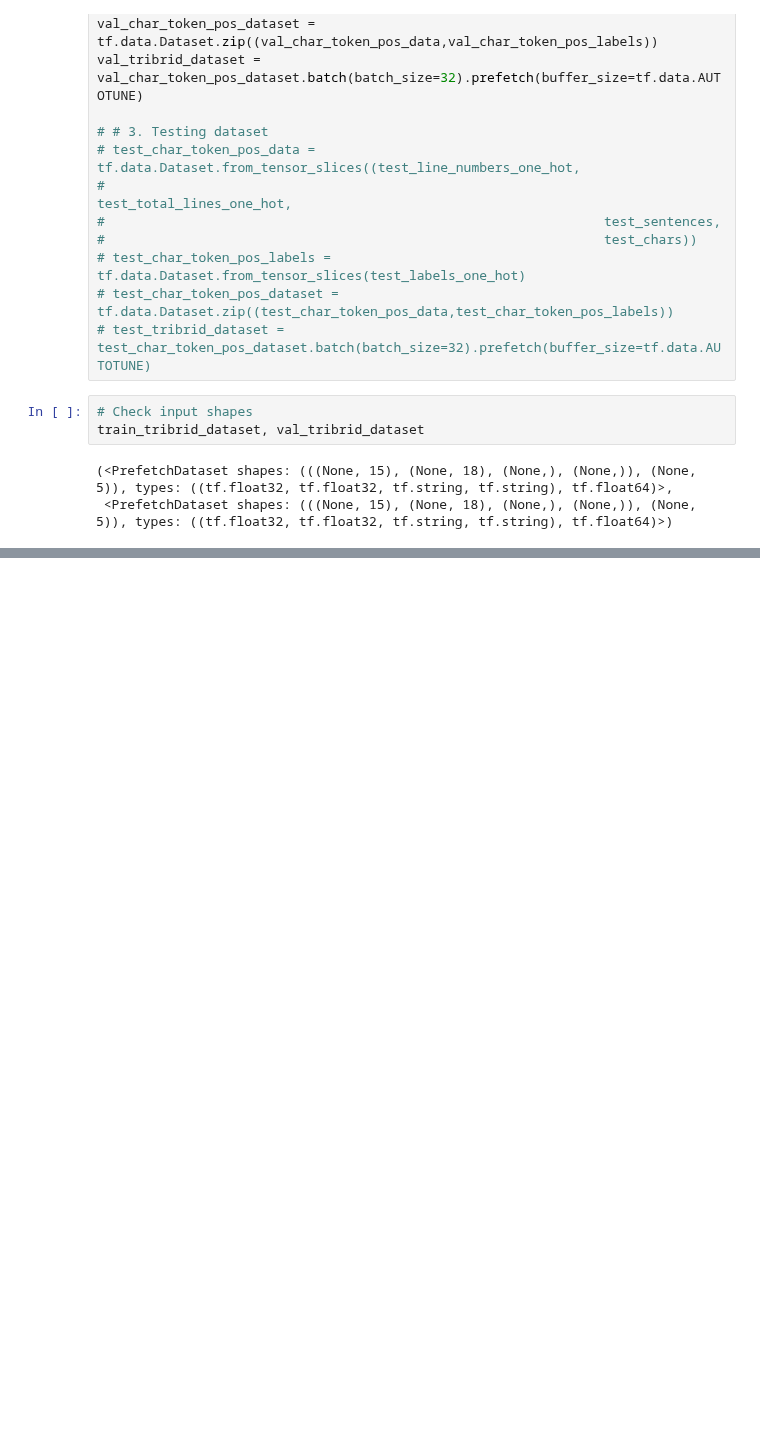
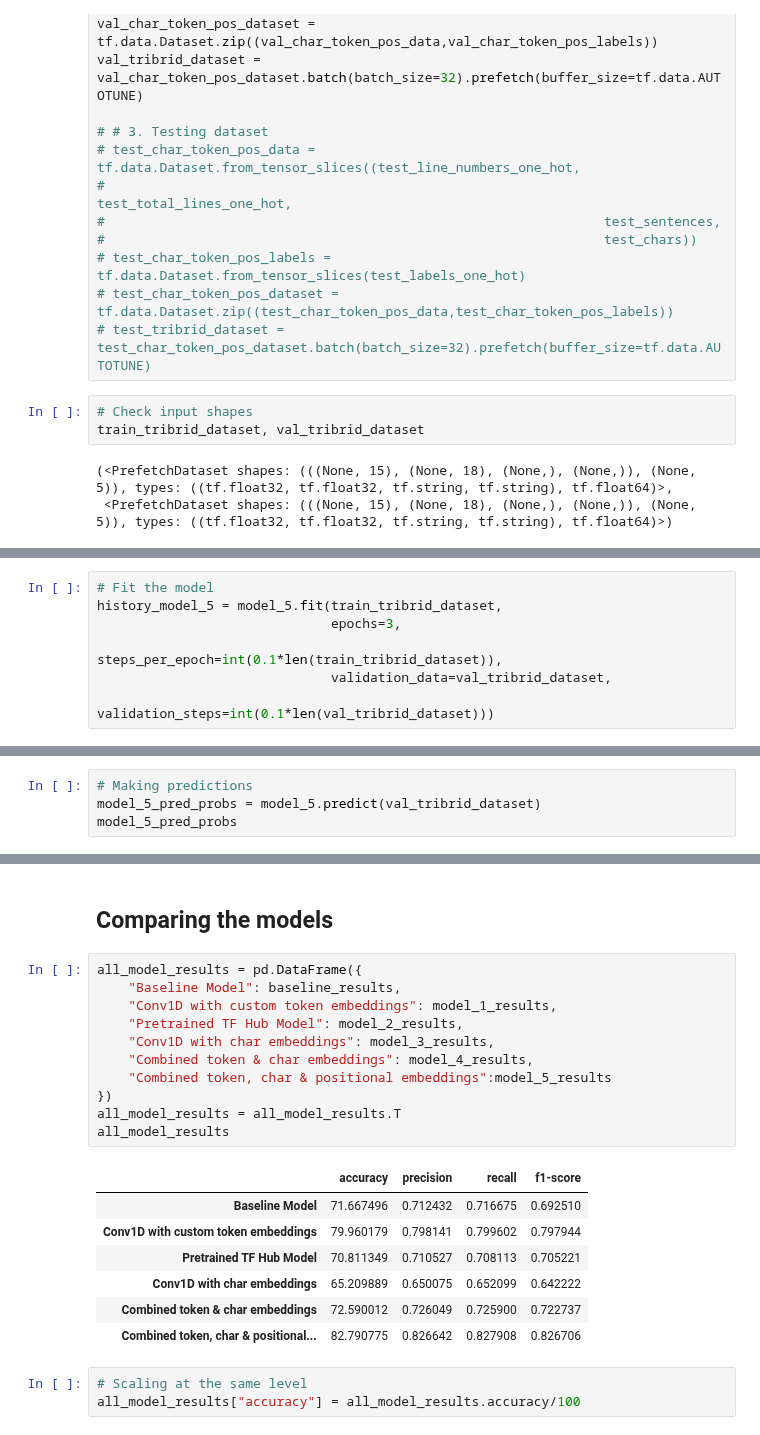
Before and after one commit to imran9891/TensorFlow, a Jupyter notebook: 09_Skimlit_NLP_Milestone_Project_2.ipynb, the cells around one changed output, grey strips where cells are left out. Cells and saved outputs as stored; diff of their text form; blank space fills up the shorter version.

```diff
--- a/09_Skimlit_NLP_Milestone_Project_2.ipynb
+++ b/09_Skimlit_NLP_Milestone_Project_2.ipynb
@@ -1444,0 +1447,7 @@ train_tribrid_dataset, val_tribrid_dataset
+# %%
+# Fit the model
+history_model_5 = model_5.fit(train_tribrid_dataset,
+                              epochs=3,
+                              steps_per_epoch=int(0.1*len(train_tribrid_dataset)),
+                              validation_data=val_tribrid_dataset,
+                              validation_steps=int(0.1*len(val_tribrid_dataset)))
@@ -1444,0 +1467,4 @@ train_tribrid_dataset, val_tribrid_dataset
+# %%
+# Making predictions
+model_5_pred_probs = model_5.predict(val_tribrid_dataset)
+model_5_pred_probs
@@ -1444,0 +1503,24 @@ train_tribrid_dataset, val_tribrid_dataset
+# %% [markdown]
+## Comparing the models
+# %%
+all_model_results = pd.DataFrame({
+    "Baseline Model": baseline_results,
+    "Conv1D with custom token embeddings": model_1_results,
+    "Pretrained TF Hub Model": model_2_results,
+    "Conv1D with char embeddings": model_3_results,
+    "Combined token & char embeddings": model_4_results,
+    "Combined token, char & positional embeddings":model_5_results
+})
+all_model_results = all_model_results.T
+all_model_results
+# %% [output]
+|  | accuracy | precision | recall | f1-score |
+| Baseline Model | 71.667496 | 0.712432 | 0.716675 | 0.692510 |
+| Conv1D with custom token embeddings | 79.960179 | 0.798141 | 0.799602 | 0.797944 |
+| Pretrained TF Hub Model | 70.811349 | 0.710527 | 0.708113 | 0.705221 |
+| Conv1D with char embeddings | 65.209889 | 0.650075 | 0.652099 | 0.642222 |
+| Combined token & char embeddings | 72.590012 | 0.726049 | 0.725900 | 0.722737 |
+| Combined token, char & positional... | 82.790775 | 0.826642 | 0.827908 | 0.826706 |
+# %%
+# Scaling at the same level
+all_model_results["accuracy"] = all_model_results.accuracy/100
```
Also changed, not shown: parts of 14 cells of this notebook.
